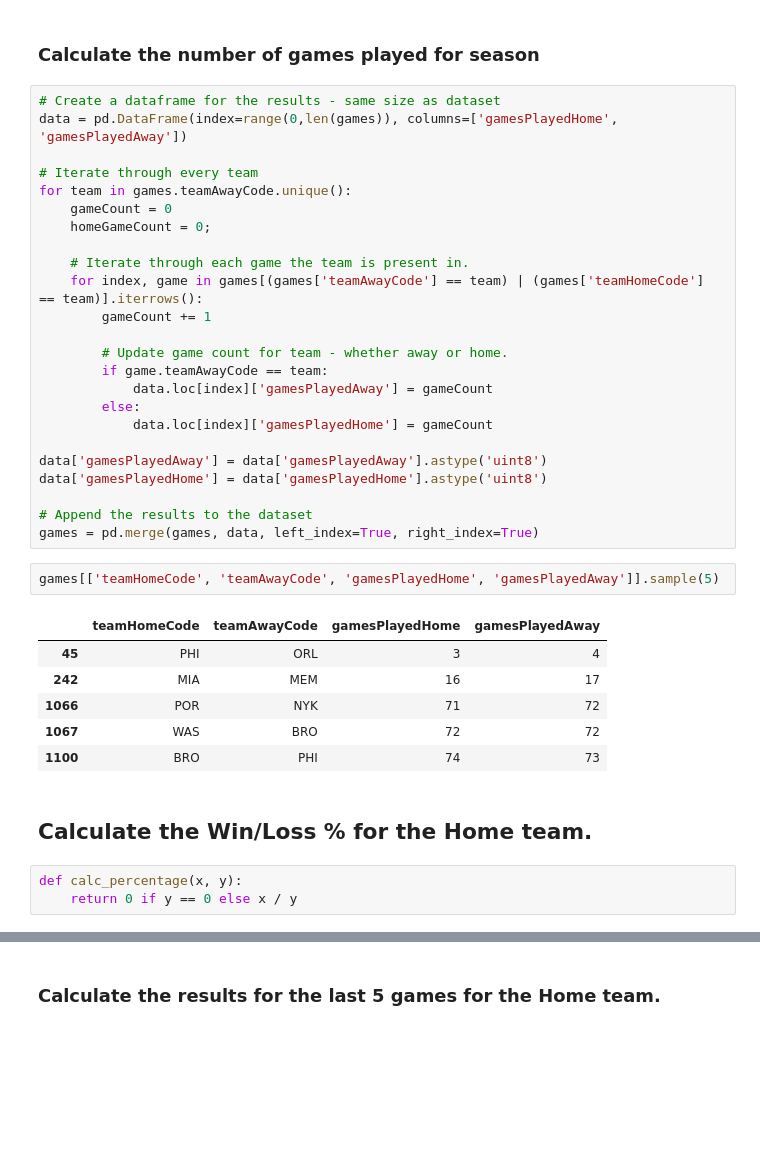
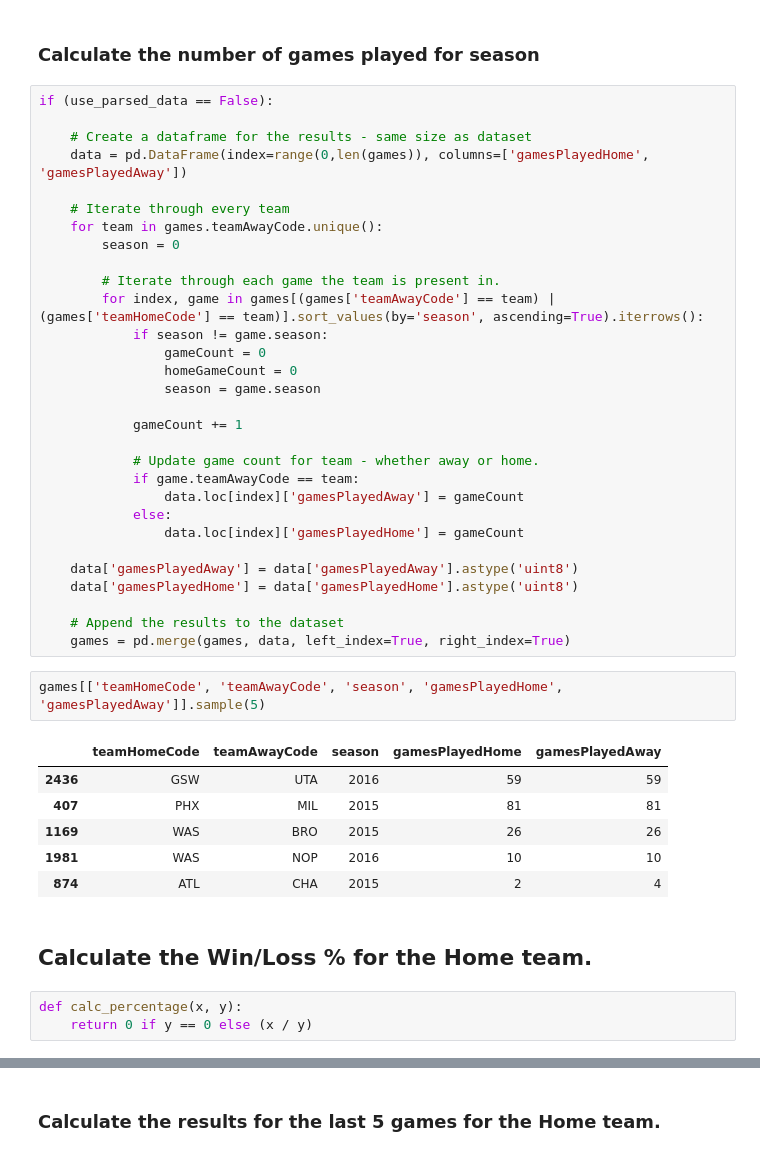
Before and after one commit to jkentjnr/kaggle, a Jupyter notebook: kaggle-nba/script/NBA Games Predictor - Basic.ipynb, the cells around one changed output, grey strips where cells are left out. Saved outputs shown, nothing was run; the diff lists cells and outputs as text; blank space fills up the shorter version.

```diff
--- a/kaggle-nba/script/NBA Games Predictor - Basic.ipynb
+++ b/kaggle-nba/script/NBA Games Predictor - Basic.ipynb
@@ -78,41 +109,47 @@ games['teamHomeId'] = games['teamHomeId'].astype('uint8')
 # %% [markdown]
 ### Calculate the number of games played for season
 # %%
-# Create a dataframe for the results - same size as dataset
-data = pd.DataFrame(index=range(0,len(games)), columns=['gamesPlayedHome', 'gamesPlayedAway'])
+if (use_parsed_data == False):
 
-# Iterate through every team
-for team in games.teamAwayCode.unique():
-    gameCount = 0
-    homeGameCount = 0;
+    # Create a dataframe for the results - same size as dataset
+    data = pd.DataFrame(index=range(0,len(games)), columns=['gamesPlayedHome', 'gamesPlayedAway'])
 
-    # Iterate through each game the team is present in.
-    for index, game in games[(games['teamAwayCode'] == team) | (games['teamHomeCode'] == team)].iterrows():
-        gameCount += 1
+    # Iterate through every team
+    for team in games.teamAwayCode.unique():
+        season = 0
 
-        # Update game count for team - whether away or home.
-        if game.teamAwayCode == team:
-            data.loc[index]['gamesPlayedAway'] = gameCount
-        else:
-            data.loc[index]['gamesPlayedHome'] = gameCount
+        # Iterate through each game the team is present in.
+        for index, game in games[(games['teamAwayCode'] == team) | (games['teamHomeCode'] == team)].sort_values(by='season', ascending=True).iterrows():
+            if season != game.season:
+                gameCount = 0
+                homeGameCount = 0
+                season = game.season
 
-data['gamesPlayedAway'] = data['gamesPlayedAway'].astype('uint8')
-data['gamesPlayedHome'] = data['gamesPlayedHome'].astype('uint8')
+            gameCount += 1
 
-# Append the results to the dataset
-games = pd.merge(games, data, left_index=True, right_index=True)
+            # Update game count for team - whether away or home.
+            if game.teamAwayCode == team:
+                data.loc[index]['gamesPlayedAway'] = gameCount
+            else:
+                data.loc[index]['gamesPlayedHome'] = gameCount
+
+    data['gamesPlayedAway'] = data['gamesPlayedAway'].astype('uint8')
+    data['gamesPlayedHome'] = data['gamesPlayedHome'].astype('uint8')
+
+    # Append the results to the dataset
+    games = pd.merge(games, data, left_index=True, right_index=True)
 # %%
-games[['teamHomeCode', 'teamAwayCode', 'gamesPlayedHome', 'gamesPlayedAway']].sample(5)
+games[['teamHomeCode', 'teamAwayCode', 'season', 'gamesPlayedHome', 'gamesPlayedAway']].sample(5)
 # %% [output]
-|  | teamHomeCode | teamAwayCode | gamesPlayedHome | gamesPlayedAway |
-| 45 | PHI | ORL | 3 | 4 |
-| 242 | MIA | MEM | 16 | 17 |
-| 1066 | POR | NYK | 71 | 72 |
-| 1067 | WAS | BRO | 72 | 72 |
-| 1100 | BRO | PHI | 74 | 73 |
+|  | teamHomeCode | teamAwayCode | season | gamesPlayedHome | gamesPlayedAway |
+| 2436 | GSW | UTA | 2016 | 59 | 59 |
+| 407 | PHX | MIL | 2015 | 81 | 81 |
+| 1169 | WAS | BRO | 2015 | 26 | 26 |
+| 1981 | WAS | NOP | 2016 | 10 | 10 |
+| 874 | ATL | CHA | 2015 | 2 | 4 |
 # %% [markdown]
 ## Calculate the Win/Loss % for the Home team.
 # %%
 def calc_percentage(x, y):
-    return 0 if y == 0 else x / y
+    return 0 if y == 0 else (x / y)
 # %%
```
Also changed, not shown: parts of 43 cells of this notebook, 3 other files.
